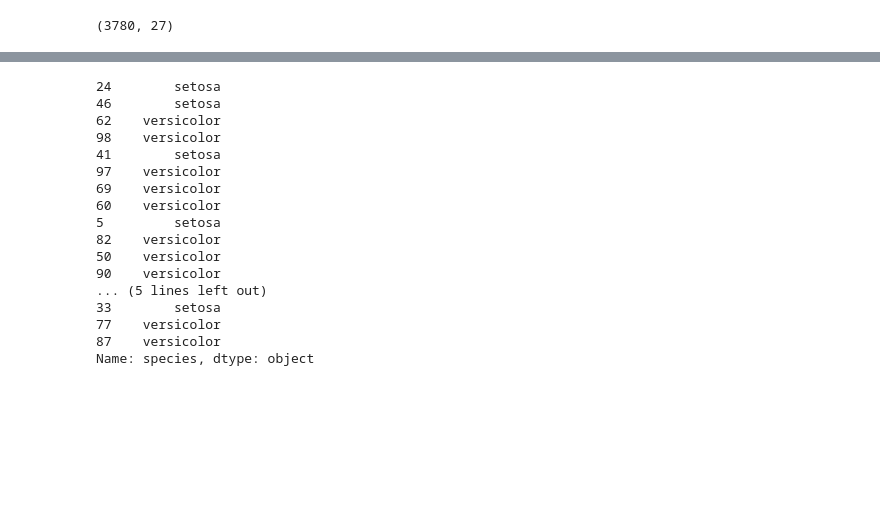
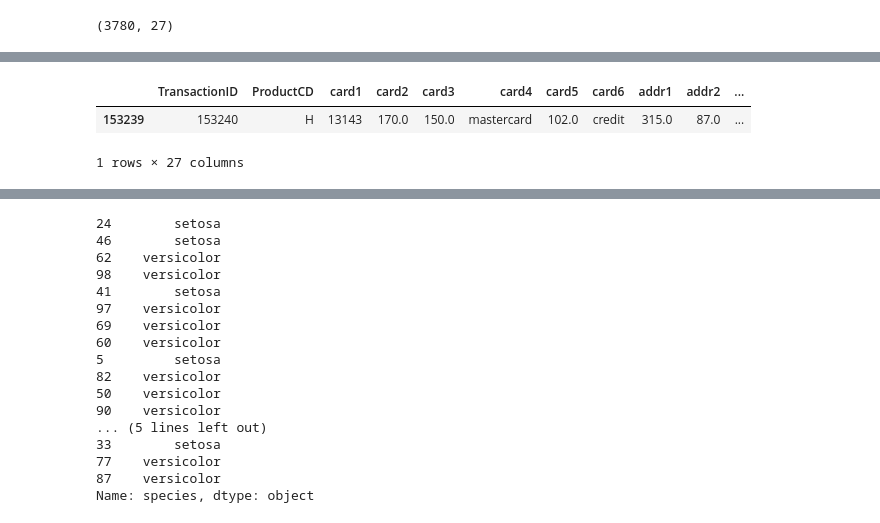
Before and after one commit to YinQingYuanQue/HM1_DT_CS529, a Jupyter notebook: HM1.ipynb, the cells around one changed output, grey strips where cells are left out. Drawn from its saved outputs; the diff is of its cells as text; code cells hidden in the pictures; blank space fills up the shorter version.

```diff
--- a/HM1.ipynb
+++ b/HM1.ipynb
@@ -432,3 +451,9 @@ a = tree_node.get_child()
+# %%
+tmp_dataframe
+# %% [output]
+|  | TransactionID | ProductCD | card1 | card2 | card3 | card4 | card5 | card6 | addr1 | addr2 | ... |
+| 153239 | 153240 | H | 13143 | 170.0 | 150.0 | mastercard | 102.0 | credit | 315.0 | 87.0 | ... |
+1 rows × 27 columns
 # %%
 #test_test = train_filter.sample(frac = 1)[0:4]
 predict = []
```
Also changed, not shown: parts of 6 cells of this notebook.
